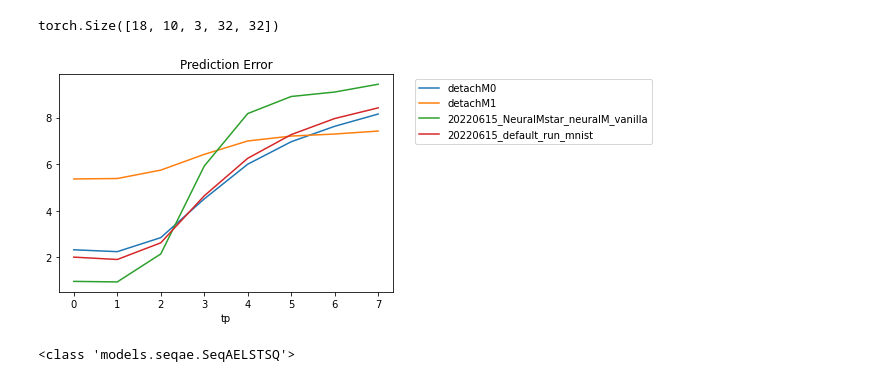
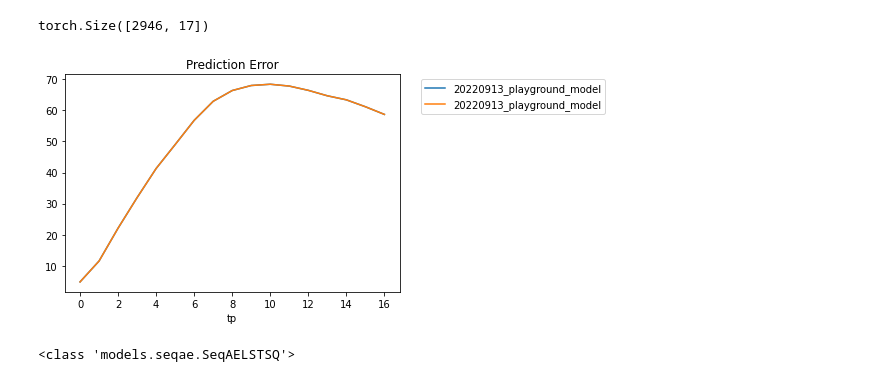
Before and after one commit to masomatics/ULASclone, a Jupyter notebook: Notebooks/20220908_Mstar_check.ipynb, the cells around one changed output. Cells and saved outputs as stored; diff of their text form; code cells hidden in the pictures.

```diff
--- a/Notebooks/20220908_Mstar_check.ipynb
+++ b/Notebooks/20220908_Mstar_check.ipynb
@@ -106,9 +106,12 @@ dat_root = f"""/mnt/nfs-mnj-hot-01/tmp/masomatics/block_diag/datasets/{mode}"""
 
 baseline_path = os.path.join(result_dir, '20220615_default_run_mnist')
 basestar_path = os.path.join(result_dir, '20220615_NeuralMstar_neuralM_vanilla')
+playground_path = os.path.join(result_dir, '20220913_playground_model')
 print(baseline_path)
 print(os.path.exists(baseline_path))
 print(os.path.exists(basestar_path))
+print(os.path.exists(playground_path))
+
 
 
 filter_list('202209', os.listdir(result_dir))
@@ -140,7 +150,7 @@ filter_list(projname, os.listdir(result_dir))
 #targdir  =  '20220829_Mstar_inv_reg_cnn_0'
 
 #projname = 'Mstar_orth_mlp_two'
-targdir = f'''20220908_{projname}_0'''
+targdir = f'''20220926_{projname}_0'''
 #jobpath =f'''../jobs/20220829_{projname}'''
 jobpath = f'''../jobs/{setting_name}_{projname}'''
 print(jobpath)
@@ -315,26 +420,28 @@ results
 # %%
-images.shape
+l2scores.shape
 # %% [output]
-torch.Size([18, 10, 3, 32, 32])
+torch.Size([2946, 17])
 # %%
 reload(nb)
 showresults = []
+showresults = nb.filter_queries([''] , list(results.keys()))
 #showresults = nb.filter_queries(['predictiveTrue', 'default', 'reg_obs10'] , list(results.keys()))
-showresults = nb.filter_queries([''] , list(results.keys()))
+#showresults = nb.filter_queries([''] , list(results.keys()))
 
 #showresults.append(baseline_path)
+showresults.append(playground_path)
 #showresults.append(basestar_path)
 
 
 for mode in showresults:
     plt.plot(results[mode][0], label=mode.split('/')[-1])
     plt.xlabel("tp")
 plt.legend(bbox_to_anchor=(1.05, 1))
 plt.title("Prediction Error")
 
 plt.savefig(os.path.join(jobpath, targdir+'l2loss.png'))
 # %% [output]
-[figure, old version]
+[figure, new version]
 # %%
 reload(ev)
 
```
Also changed, not shown: parts of 13 cells of this notebook, 2 other files.
